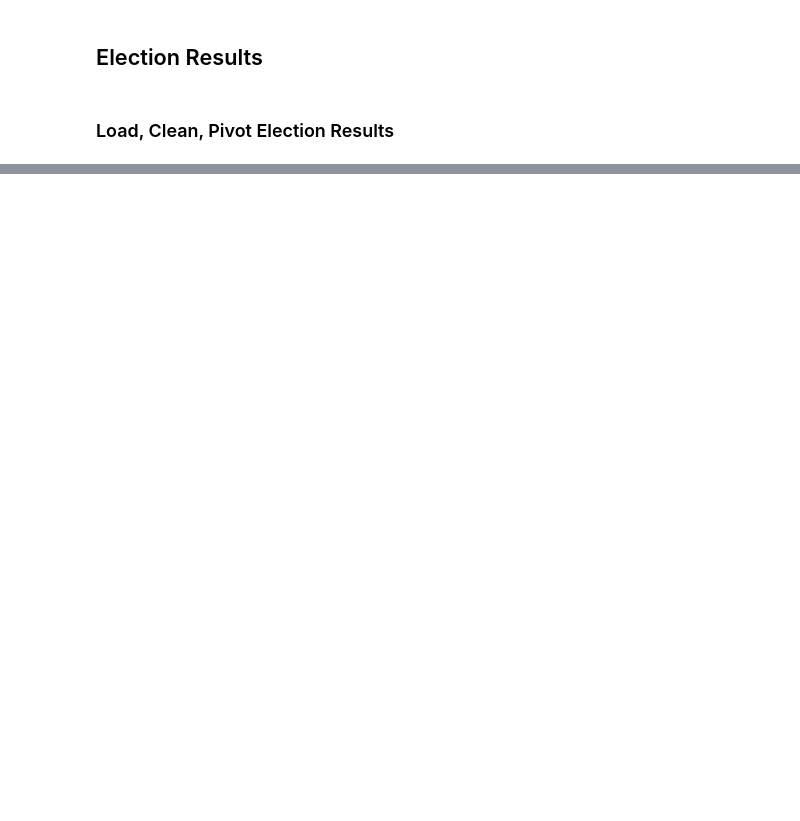
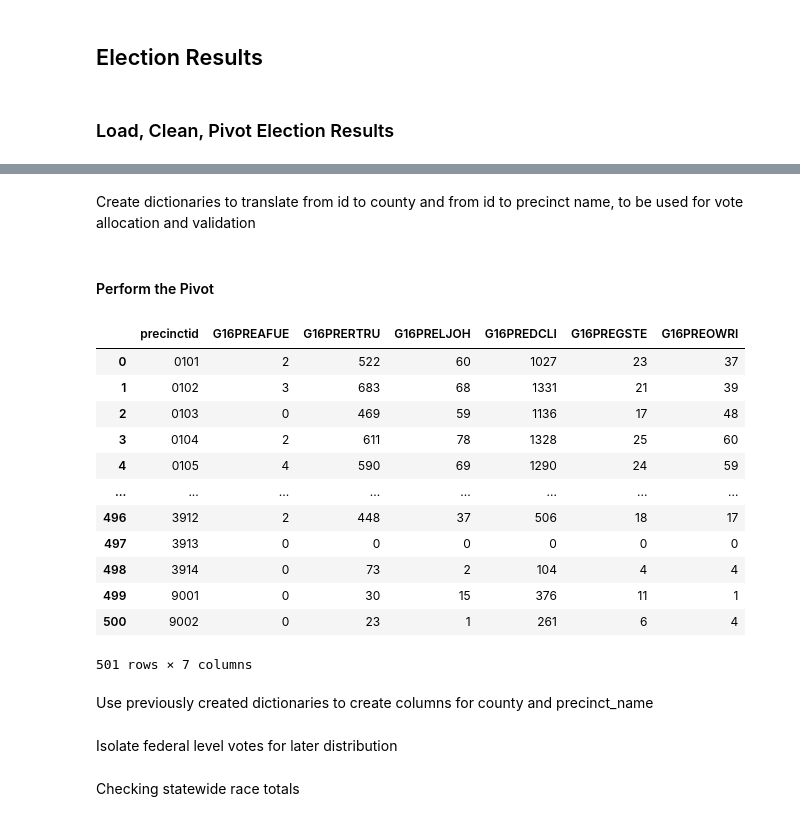
Before and after one commit to nonpartisan-redistricting-datahub/pdv-ri, a Jupyter notebook: vest-ri-2016/vest-ri-2016-validation.ipynb, the cells around one changed output, grey strips where cells are left out. Saved outputs shown, nothing was run; the diff lists cells and outputs as text; code cells hidden in the pictures; blank space fills up the shorter version.

```diff
--- a/vest-ri-2016/vest-ri-2016-validation.ipynb
+++ b/vest-ri-2016/vest-ri-2016-validation.ipynb
@@ -137,0 +333,2 @@ array([3.01001011e+99, 3.01001020e+99, 3.01001020e+99, ...,
+# %% [markdown]
+Create dictionaries to translate from id to county and from id to precinct name, to be used for vote allocation and validation
@@ -137,0 +340,26 @@ array([3.01001011e+99, 3.01001020e+99, 3.01001020e+99, ...,
+# %% [markdown]
+#### Perform the Pivot
+# %%
+pivoted = pd.pivot_table(pre_pivot,values=["votes"],index=["precinct"],columns=["candidate_name"],aggfunc=sum)
+pivoted=pivoted.fillna(0)
+pivoted.reset_index(drop=False,inplace=True)
+pivoted.columns = pivoted.columns.droplevel(0)
+pivoted.columns = ['precinctid', 'G16PREAFUE', 'G16PRERTRU', 'G16PRELJOH', 'G16PREDCLI', 'G16PREGSTE', 'G16PREOWRI']
+
+display(pivoted)
+# %% [output]
+|  | precinctid | G16PREAFUE | G16PRERTRU | G16PRELJOH | G16PREDCLI | G16PREGSTE | G16PREOWRI |
+| 0 | 0101 | 2 | 522 | 60 | 1027 | 23 | 37 |
+| 1 | 0102 | 3 | 683 | 68 | 1331 | 21 | 39 |
+| 2 | 0103 | 0 | 469 | 59 | 1136 | 17 | 48 |
+| 3 | 0104 | 2 | 611 | 78 | 1328 | 25 | 60 |
+| 4 | 0105 | 4 | 590 | 69 | 1290 | 24 | 59 |
+| ... | ... | ... | ... | ... | ... | ... | ... |
+| 496 | 3912 | 2 | 448 | 37 | 506 | 18 | 17 |
+| 497 | 3913 | 0 | 0 | 0 | 0 | 0 | 0 |
+| 498 | 3914 | 0 | 73 | 2 | 104 | 4 | 4 |
+| 499 | 9001 | 0 | 30 | 15 | 376 | 11 | 1 |
+| 500 | 9002 | 0 | 23 | 1 | 261 | 6 | 4 |
+501 rows × 7 columns
+# %% [markdown]
+Use previously created dictionaries to create columns for county and precinct_name
@@ -137,0 +369,2 @@ array([3.01001011e+99, 3.01001020e+99, 3.01001020e+99, ...,
+# %% [markdown]
+Isolate federal level votes for later distribution
@@ -137,0 +374,2 @@ array([3.01001011e+99, 3.01001020e+99, 3.01001020e+99, ...,
+# %% [markdown]
+Checking statewide race totals
```
Also changed, not shown: parts of 57 cells of this notebook.
